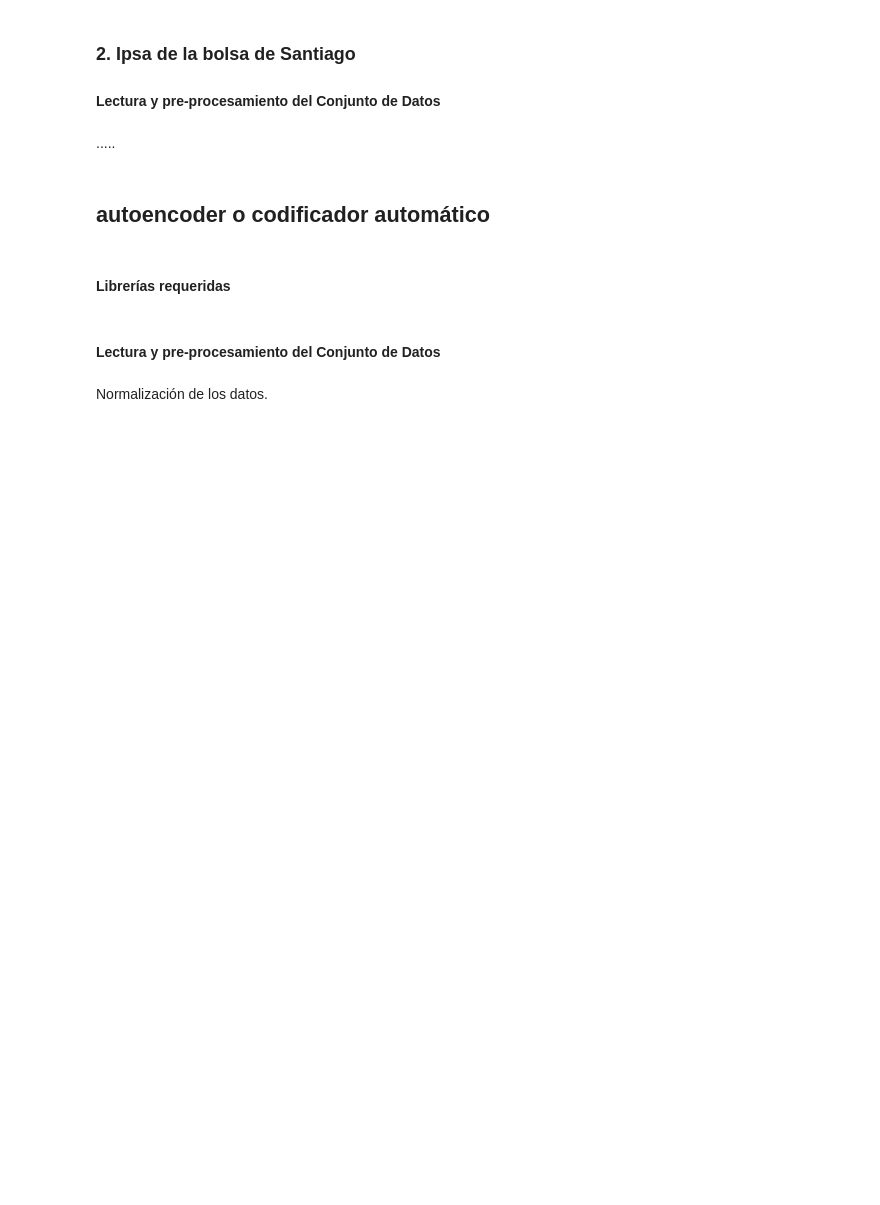
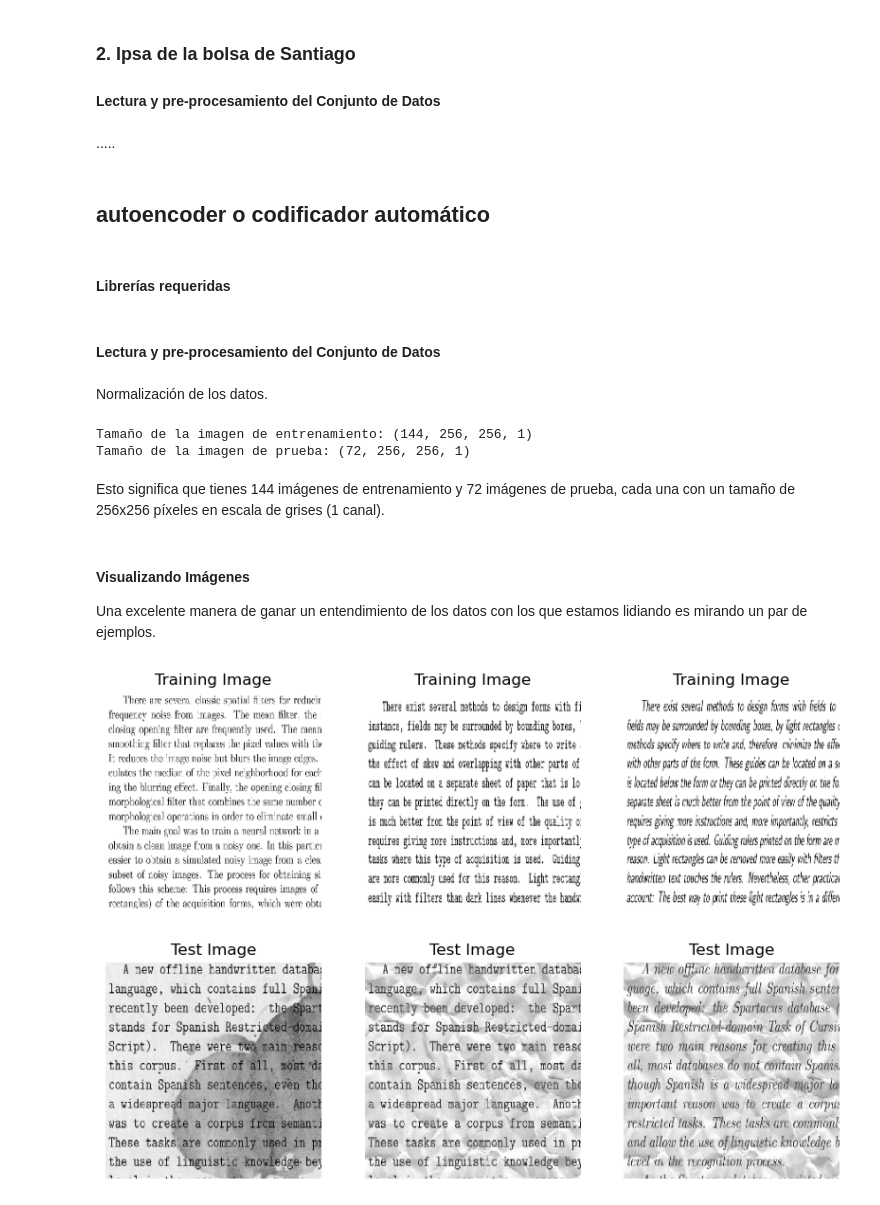
Before and after one commit to ctobar96/Redes-Recurrentes-Recursivas-Autoencoder, a Jupyter notebook: RNN.ipynb, the cells around one changed output. Saved outputs shown, nothing was run; the diff lists cells and outputs as text; code cells hidden in the pictures; blank space fills up the shorter version.

```diff
--- a/RNN.ipynb
+++ b/RNN.ipynb
@@ -287,7 +292,7 @@ with zipfile.ZipFile(zip_path_train, 'r') as zip_ref:
     zip_ref.extractall(extract_path_train)
 
 # Rutas de los datos
-train_dir = 'data/train'
+train_dir = 'data/train_cleaned'
 test_dir = 'data/test'
 # %% [markdown]
 Normalización de los datos.
@@ -304,5 +309,34 @@ def load_images_from_folder(folder):
 train_images = load_images_from_folder(train_dir)
 test_images = load_images_from_folder(test_dir)
 
-print('Shape of train_images:', train_images.shape)
-print('Shape of test_images:', test_images.shape)
+print('Tamaño de la imagen de entrenamiento:', train_images.shape)
+print('Tamaño de la imagen de prueba:', test_images.shape)
+# %% [output]
+Tamaño de la imagen de entrenamiento: (144, 256, 256, 1)
+Tamaño de la imagen de prueba: (72, 256, 256, 1)
+# %% [markdown]
+Esto significa que tienes 144 imágenes de entrenamiento y 72 imágenes de prueba, cada una con un tamaño de 256x256 píxeles en escala de grises (1 canal).
+# %% [markdown]
+#### **Visualizando Imágenes**
+Una excelente manera de ganar un entendimiento de los datos con los que estamos lidiando es mirando un par de ejemplos.
+# %%
+# Función de visualización
+def show_img(imagen, titulo):
+    n = 3 # Número de img para mostrar
+    plt.figure(figsize=(10,10))
+    for i in range(n):
+        ax = plt.subplot(1, n, i+1)
+        idx = random.randint(0, imagen.shape[0] - 1)
+        plt.imshow(imagen[idx].reshape(256, 256), cmap='gray')
+        plt.title(titulo)
+        plt.axis('off')
+    plt.show()
+
+# Mostrar imágenes de entrenamiento
+show_img(train_images, "Training Image")
+
+# Mostrar imágenes de prueba
+show_img(test_images, "Test Image")
+# %% [output]
+[figure, added]
+[figure, added]
```
Also changed, not shown: parts of 14 cells of this notebook.
